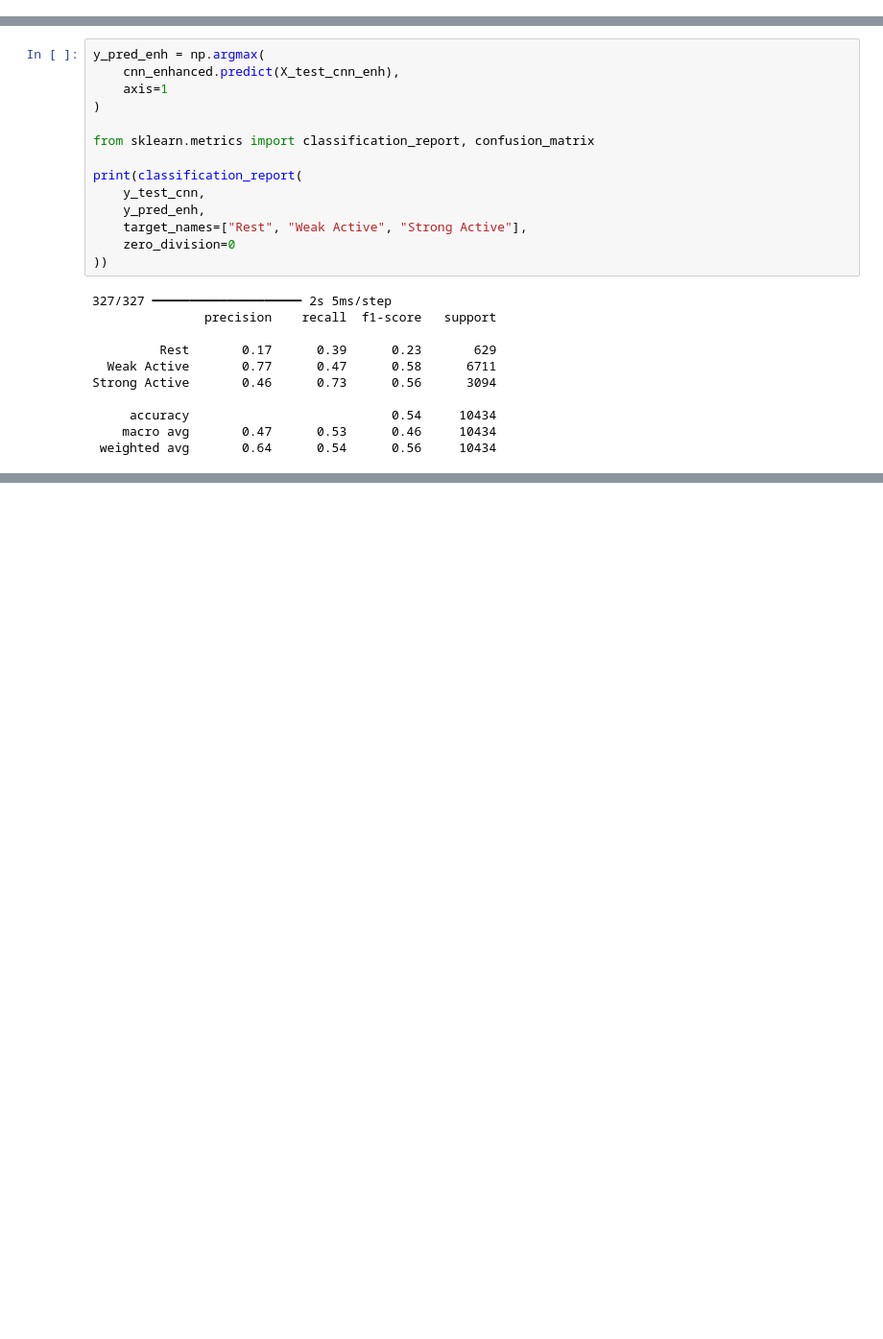
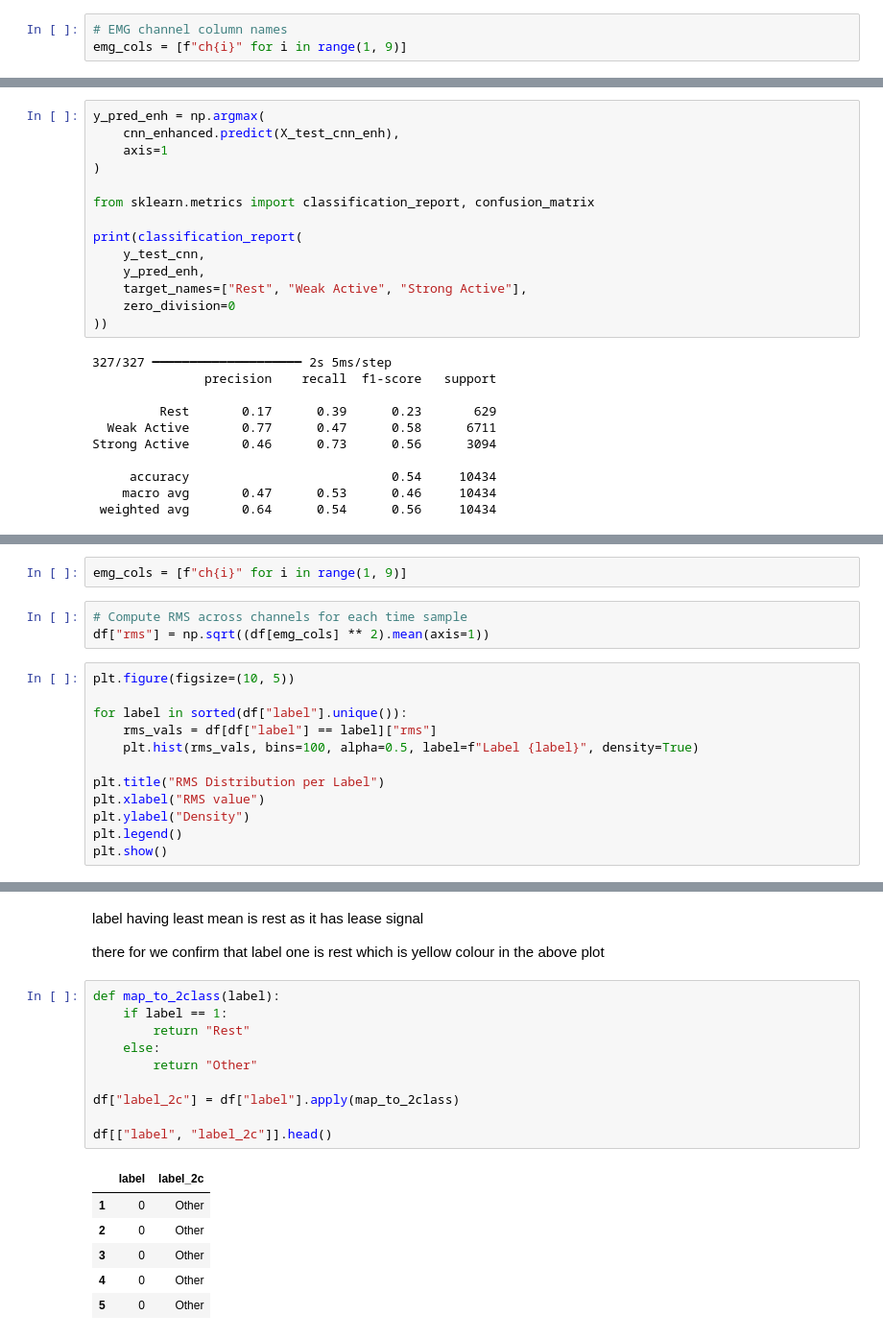
Before and after one commit to Akshar51k/emg_hand_gesture_classifier, a Jupyter notebook: notebooks/01_exploration.ipynb, the cells around one changed output, grey strips where cells are left out. Shown at 96% size. Cells and saved outputs as stored; diff of their text form; blank space fills up the shorter version.

```diff
--- a/notebooks/01_exploration.ipynb
+++ b/notebooks/01_exploration.ipynb
@@ -102,6 +102,9 @@ df["label"].unique(), df["label"].value_counts().sort_index()
 # %%
 df = df[df["label"] != "class"]
 df["label"] = df["label"].astype(int)
+# %%
+# EMG channel column names
+emg_cols = [f"ch{i}" for i in range(1, 9)]
 # %%
 # Convert EMG channels to numeric
 for col in emg_cols:
@@ -1142,0 +1134,17 @@ Strong Active       0.46      0.73      0.56      3094
+# %%
+emg_cols = [f"ch{i}" for i in range(1, 9)]
+# %%
+# Compute RMS across channels for each time sample
+df["rms"] = np.sqrt((df[emg_cols] ** 2).mean(axis=1))
+# %%
+plt.figure(figsize=(10, 5))
+
+for label in sorted(df["label"].unique()):
+    rms_vals = df[df["label"] == label]["rms"]
+    plt.hist(rms_vals, bins=100, alpha=0.5, label=f"Label {label}", density=True)
+
+plt.title("RMS Distribution per Label")
+plt.xlabel("RMS value")
+plt.ylabel("Density")
+plt.legend()
+plt.show()
@@ -1142,0 +1168,21 @@ Strong Active       0.46      0.73      0.56      3094
+# %% [markdown]
+label having least mean is rest as it has lease signal
+
+there for we confirm that label one is rest which is yellow colour in the above plot
+# %%
+def map_to_2class(label):
+    if label == 1:
+        return "Rest"
+    else:
+        return "Other"
+
+df["label_2c"] = df["label"].apply(map_to_2class)
+
+df[["label", "label_2c"]].head()
+# %% [output]
+|  | label | label_2c |
+| 1 | 0 | Other |
+| 2 | 0 | Other |
+| 3 | 0 | Other |
+| 4 | 0 | Other |
+| 5 | 0 | Other |
```
Also changed, not shown: parts of 11 cells of this notebook, 2 other files.
